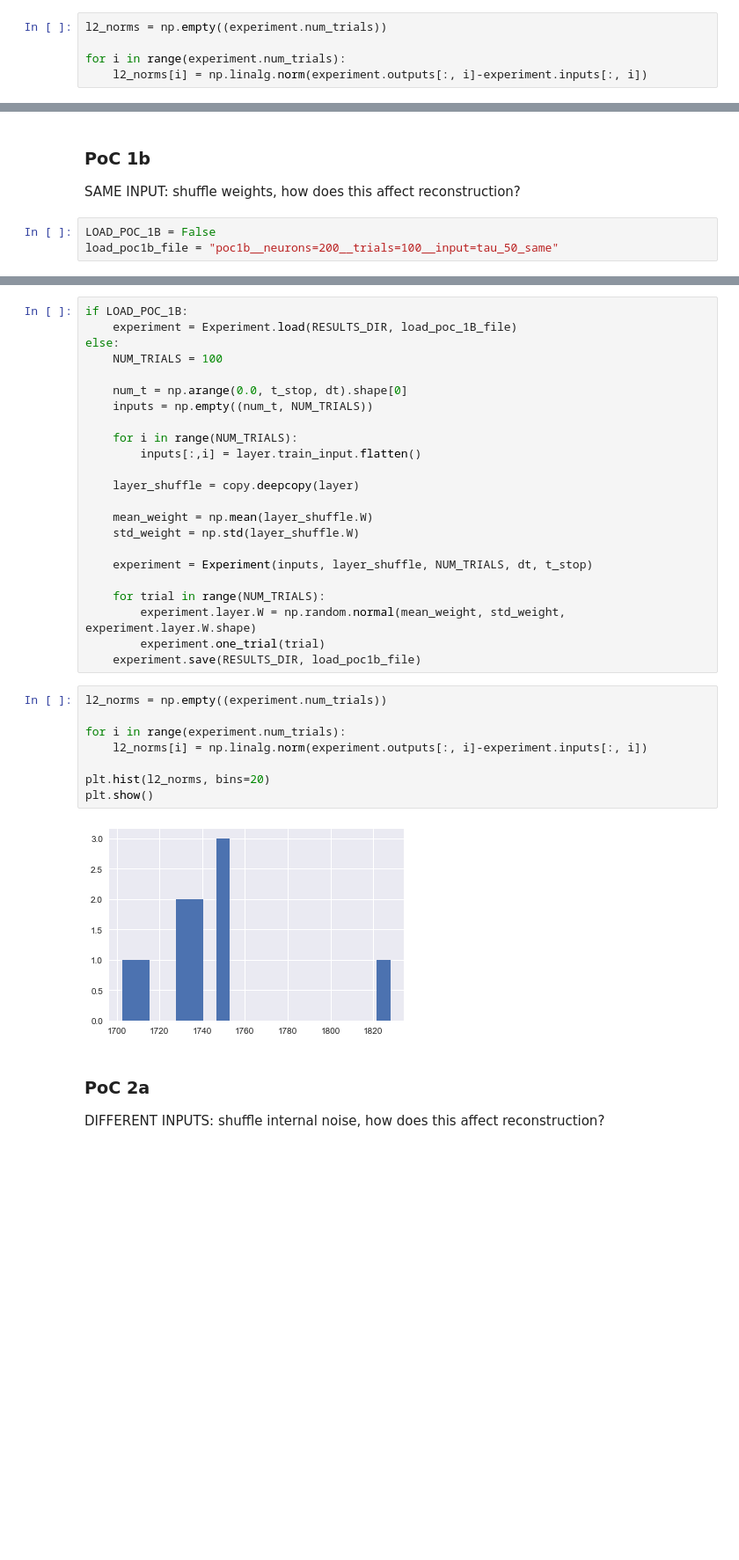
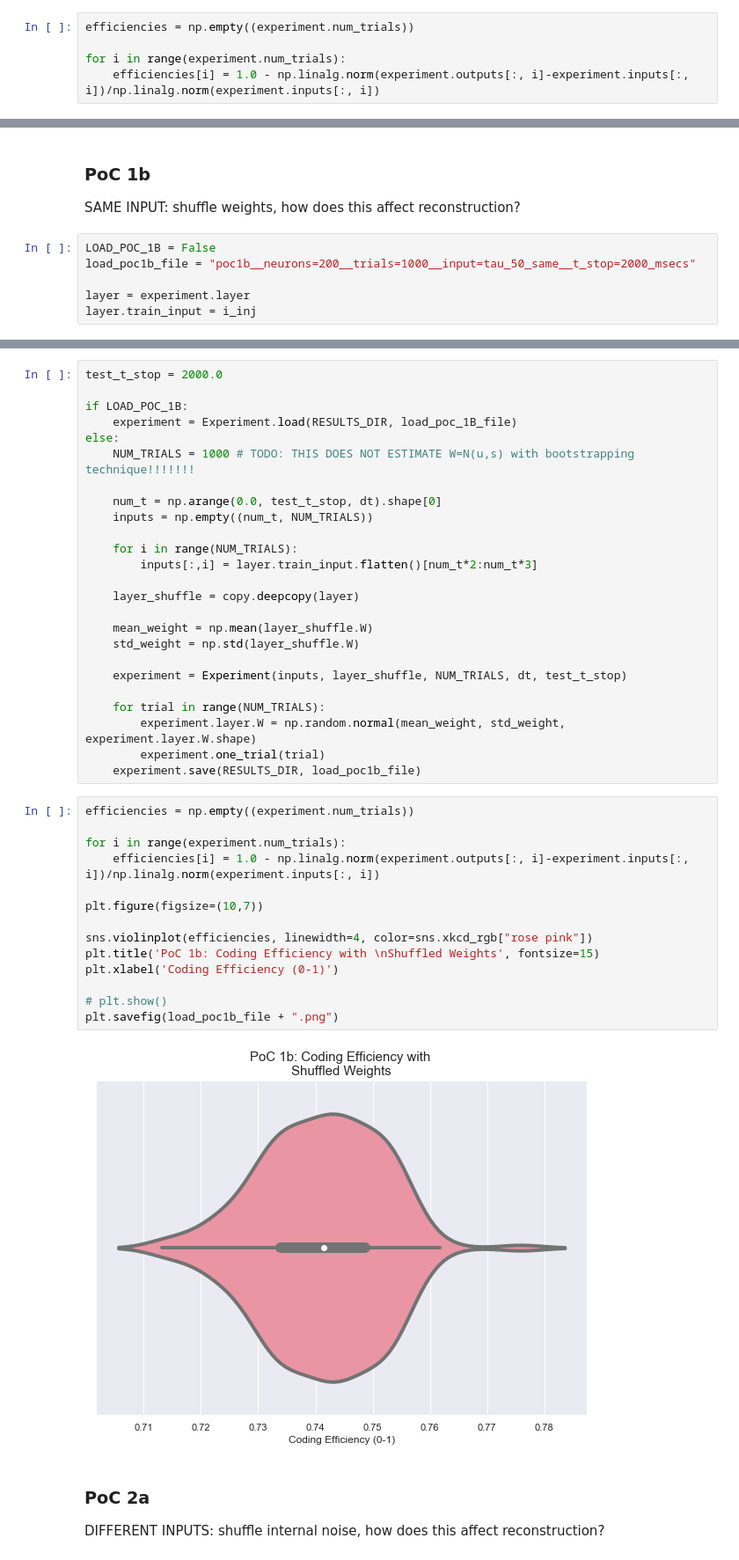
Before and after one commit to nsbspl/async-spike-propagation, a Jupyter notebook: main.ipynb, the cells around one changed output, grey strips where cells are left out. Shown at 88% size. Saved outputs shown, nothing was run; the diff lists cells and outputs as text; blank space fills up the shorter version.

```diff
--- a/main.ipynb
+++ b/main.ipynb
@@ -102,7 +105,7 @@ else:
     spikes = experiment.run()
     experiment.save(RESULTS_DIR, load_poc_1a_file)
 # %%
-l2_norms = np.empty((experiment.num_trials))
+efficiencies = np.empty((experiment.num_trials))
 
 for i in range(experiment.num_trials):
-    l2_norms[i] = np.linalg.norm(experiment.outputs[:, i]-experiment.inputs[:, i])
+    efficiencies[i] = 1.0 - np.linalg.norm(experiment.outputs[:, i]-experiment.inputs[:, i])/np.linalg.norm(experiment.inputs[:, i])
@@ -171,4 +134,7 @@ plt.show()
 SAME INPUT: shuffle weights, how does this affect reconstruction?
 # %%
 LOAD_POC_1B = False
-load_poc1b_file = "poc1b__neurons=200__trials=100__input=tau_50_same"
+load_poc1b_file = "poc1b__neurons=200__trials=1000__input=tau_50_same__t_stop=2000_msecs"
+
+layer = experiment.layer
+layer.train_input = i_inj
@@ -175,36 +145,44 @@ load_poc1b_file = "poc1b__neurons=200__trials=100__input=tau_50_same"
 # %%
+test_t_stop = 2000.0
+
 if LOAD_POC_1B:
     experiment = Experiment.load(RESULTS_DIR, load_poc_1B_file)
 else:
-    NUM_TRIALS = 100
+    NUM_TRIALS = 1000 # TODO: THIS DOES NOT ESTIMATE W=N(u,s) with bootstrapping technique!!!!!!!
 
-    num_t = np.arange(0.0, t_stop, dt).shape[0]
+    num_t = np.arange(0.0, test_t_stop, dt).shape[0]
     inputs = np.empty((num_t, NUM_TRIALS))
 
     for i in range(NUM_TRIALS):
-        inputs[:,i] = layer.train_input.flatten()
+        inputs[:,i] = layer.train_input.flatten()[num_t*2:num_t*3]
 
     layer_shuffle = copy.deepcopy(layer)
 
     mean_weight = np.mean(layer_shuffle.W)
     std_weight = np.std(layer_shuffle.W)
 
-    experiment = Experiment(inputs, layer_shuffle, NUM_TRIALS, dt, t_stop)
+    experiment = Experiment(inputs, layer_shuffle, NUM_TRIALS, dt, test_t_stop)
 
     for trial in range(NUM_TRIALS):
         experiment.layer.W = np.random.normal(mean_weight, std_weight, experiment.layer.W.shape)
         experiment.one_trial(trial)
     experiment.save(RESULTS_DIR, load_poc1b_file)
 # %%
-l2_norms = np.empty((experiment.num_trials))
+efficiencies = np.empty((experiment.num_trials))
 
 for i in range(experiment.num_trials):
-    l2_norms[i] = np.linalg.norm(experiment.outputs[:, i]-experiment.inputs[:, i])
+    efficiencies[i] = 1.0 - np.linalg.norm(experiment.outputs[:, i]-experiment.inputs[:, i])/np.linalg.norm(experiment.inputs[:, i])
 
-plt.hist(l2_norms, bins=20)
-plt.show()
+plt.figure(figsize=(10,7))
+
+sns.violinplot(efficiencies, linewidth=4, color=sns.xkcd_rgb["rose pink"])
+plt.title('PoC 1b: Coding Efficiency with \nShuffled Weights', fontsize=15)
+plt.xlabel('Coding Efficiency (0-1)')
+
+# plt.show()
+plt.savefig(load_poc1b_file + ".png")
 # %% [output]
-[figure, old version]
+[figure, new version]
 # %% [markdown]
 ### PoC 2a
 DIFFERENT INPUTS: shuffle internal noise, how does this affect reconstruction?
```
Also changed, not shown: parts of 22 cells of this notebook, 2 other files.
